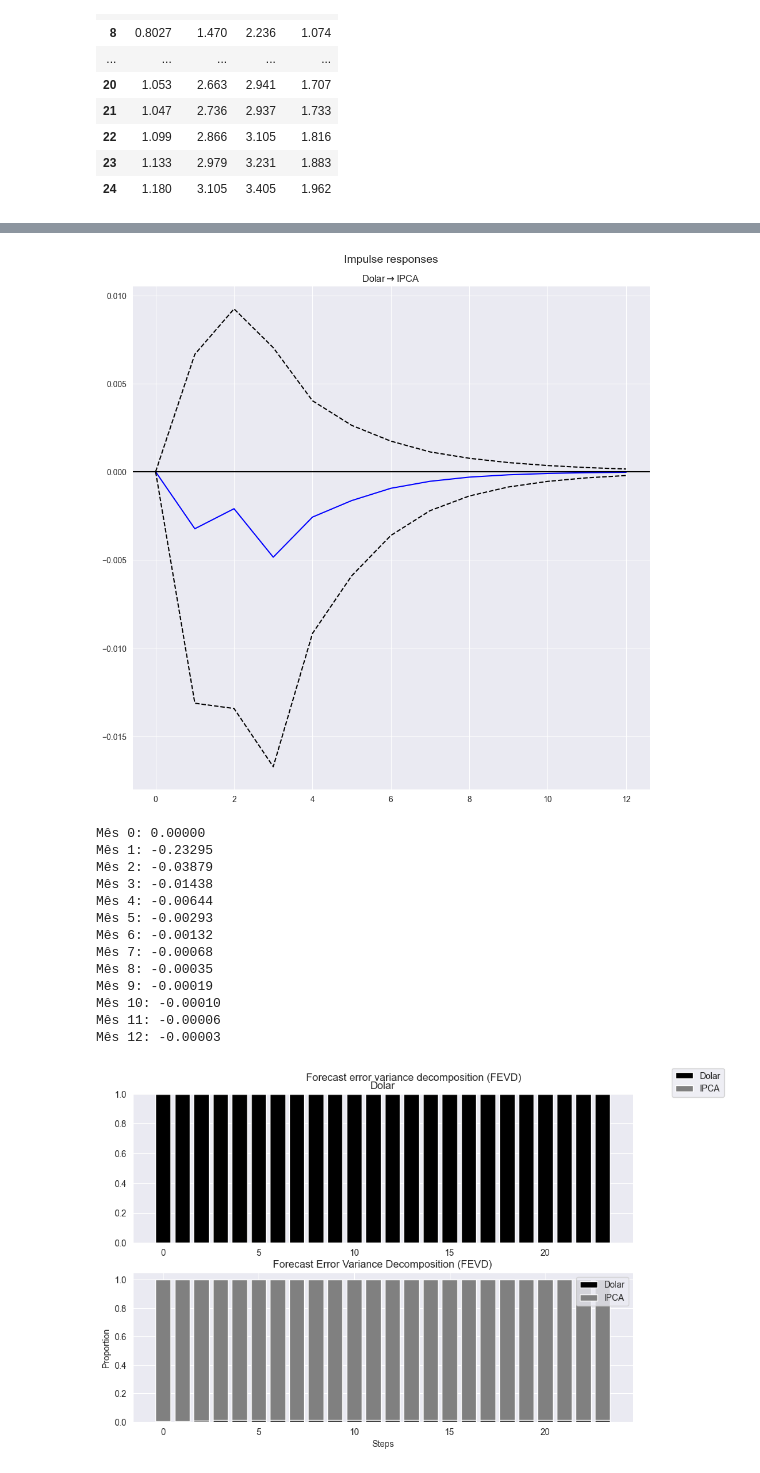
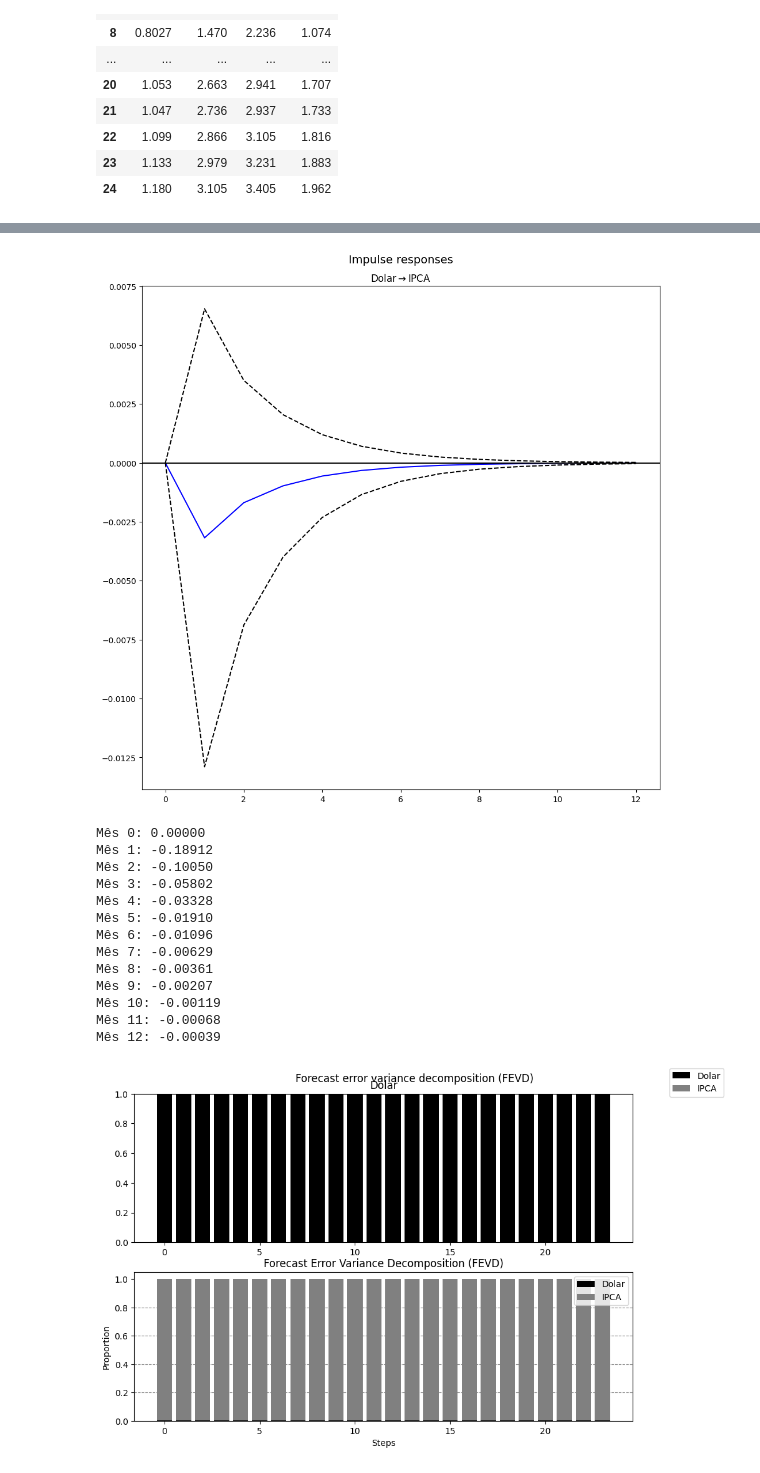
Before and after one commit to fialhoFabio/tcc-usp-data-science, a Jupyter notebook: tcc/ipca.ipynb, the cells around one changed output, grey strips where cells are left out. Cells and saved outputs as stored; diff of their text form; code cells hidden in the pictures.

```diff
--- a/tcc/ipca.ipynb
+++ b/tcc/ipca.ipynb
@@ -52,7 +54,7 @@ VAR Order Selection (* highlights the minimums)
 | 23 | 1.133 | 2.979 | 3.231 | 1.883 |
 | 24 | 1.180 | 3.105 | 3.405 | 1.962 |
 # %%
-result_var = model.fit(maxlags=3)
+result_var = model.fit(maxlags=1)
 print(result_var.summary())
 # %% [output]
   Summary of Regression Results
@@ -92,7 +86,7 @@ irf = result_var.irf(12)
 irf.plot(impulse='Dolar', response='IPCA')
 plt.show()
 # %% [output]
-[figure, old version]
+[figure, new version]
 # %%
 dolar_index = 0
 x_index = 1
@@ -104,27 +98,31 @@ for month, value in enumerate(response_x_to_dolar):
     print(f"Mês {month}: {value:.5f}")
 # %% [output]
 Mês 0: 0.00000
-Mês 1: -0.23295
-Mês 2: -0.03879
-Mês 3: -0.01438
-Mês 4: -0.00644
-Mês 5: -0.00293
-Mês 6: -0.00132
-Mês 7: -0.00068
-Mês 8: -0.00035
-Mês 9: -0.00019
-Mês 10: -0.00010
-Mês 11: -0.00006
-Mês 12: -0.00003
+Mês 1: -0.18912
+Mês 2: -0.10050
+Mês 3: -0.05802
+Mês 4: -0.03328
+Mês 5: -0.01910
+Mês 6: -0.01096
+Mês 7: -0.00629
+Mês 8: -0.00361
+Mês 9: -0.00207
+Mês 10: -0.00119
+Mês 11: -0.00068
+Mês 12: -0.00039
 # %%
 fevd = result_var.fevd(24)
 
 # Plot the FEVD
 fevd.plot(figsize=(10, 6))
 plt.title("Forecast Error Variance Decomposition (FEVD)")
 plt.xlabel("Steps")
 plt.ylabel("Proportion")
 plt.legend(loc='best')
+
+for level in [0.2, 0.4, 0.6, 0.8]:
+    plt.axhline(level, color='gray', linestyle='--', linewidth=0.8)
+
 plt.show()
 # %% [output]
-[figure, old version]
+[figure, new version]
```
Also changed, not shown: parts of 6 cells of this notebook, 5 other files.
